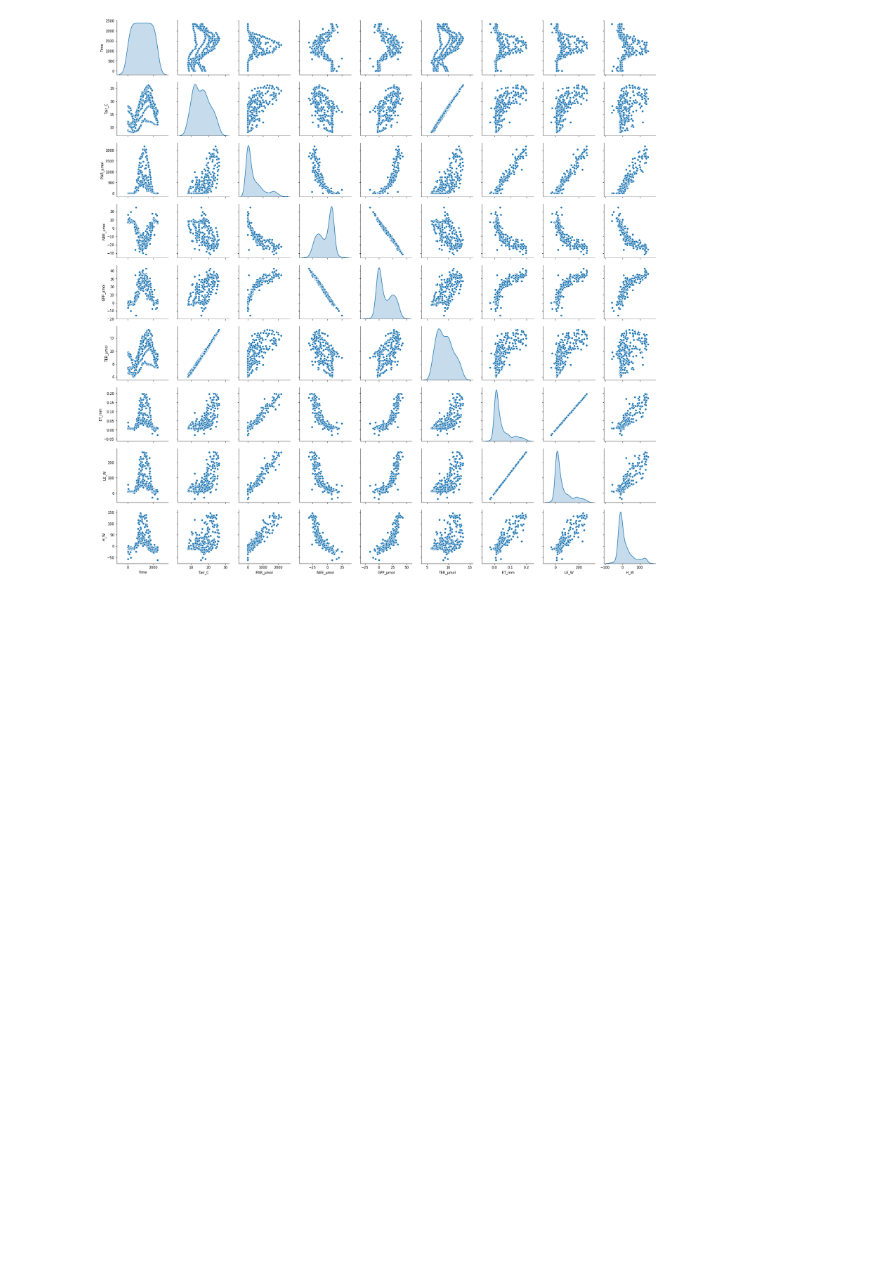
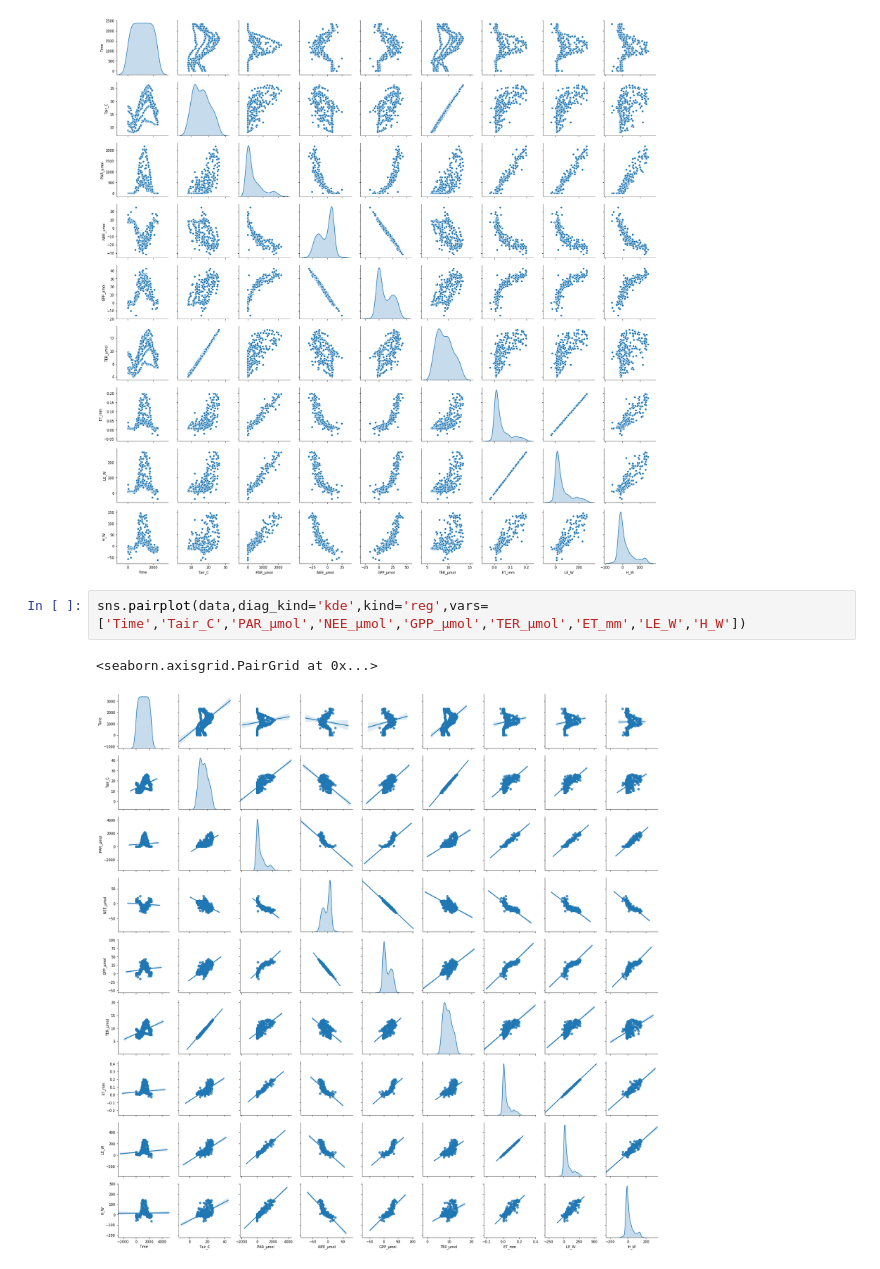
Before and after one commit to dehuazhu/UwisAna, a Jupyter notebook: uwisAnalysis.ipynb, the cells around one changed output. Saved outputs shown, nothing was run; the diff lists cells and outputs as text; blank space fills up the shorter version.

```diff
--- a/uwisAnalysis.ipynb
+++ b/uwisAnalysis.ipynb
@@ -60,3 +60,8 @@ sns.pairplot(data,diag_kind='kde',vars=['Time','Tair_C','PAR_µmol','NEE_µmol',
 # %% [output]
 <seaborn.axisgrid.PairGrid at 0x...>
 [figure]
+# %%
+sns.pairplot(data,diag_kind='kde',kind='reg',vars=['Time','Tair_C','PAR_µmol','NEE_µmol','GPP_µmol','TER_µmol','ET_mm','LE_W','H_W'])
+# %% [output]
+<seaborn.axisgrid.PairGrid at 0x...>
+[figure, added]
```
Also changed, not shown: parts of 1 cell of this notebook.
